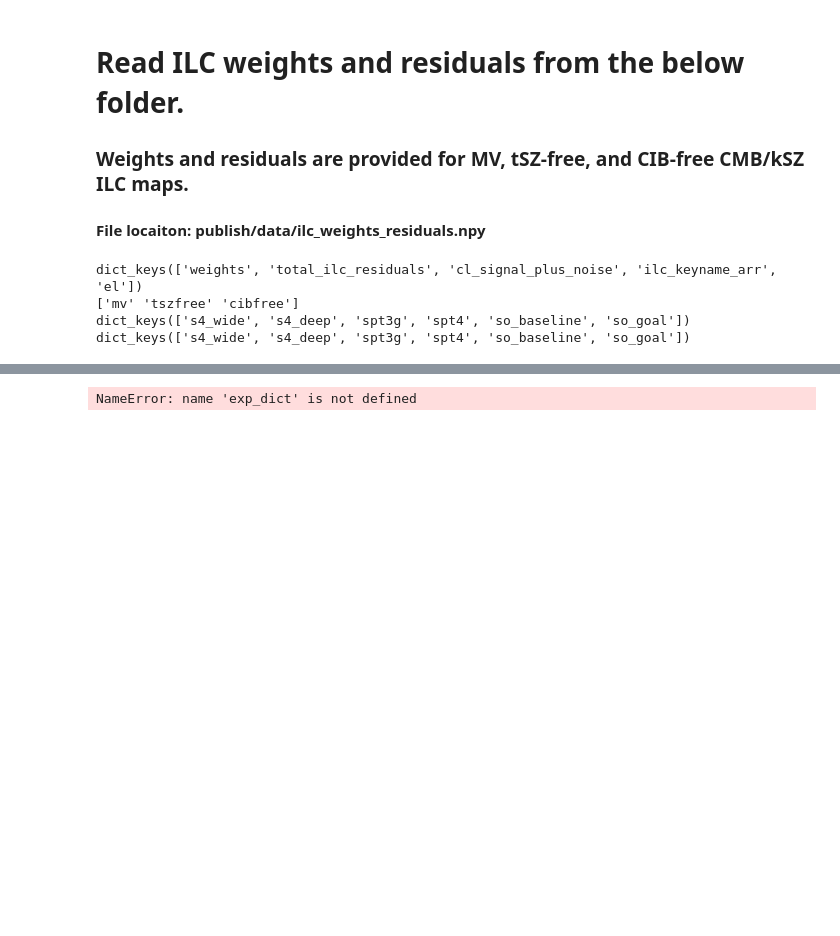
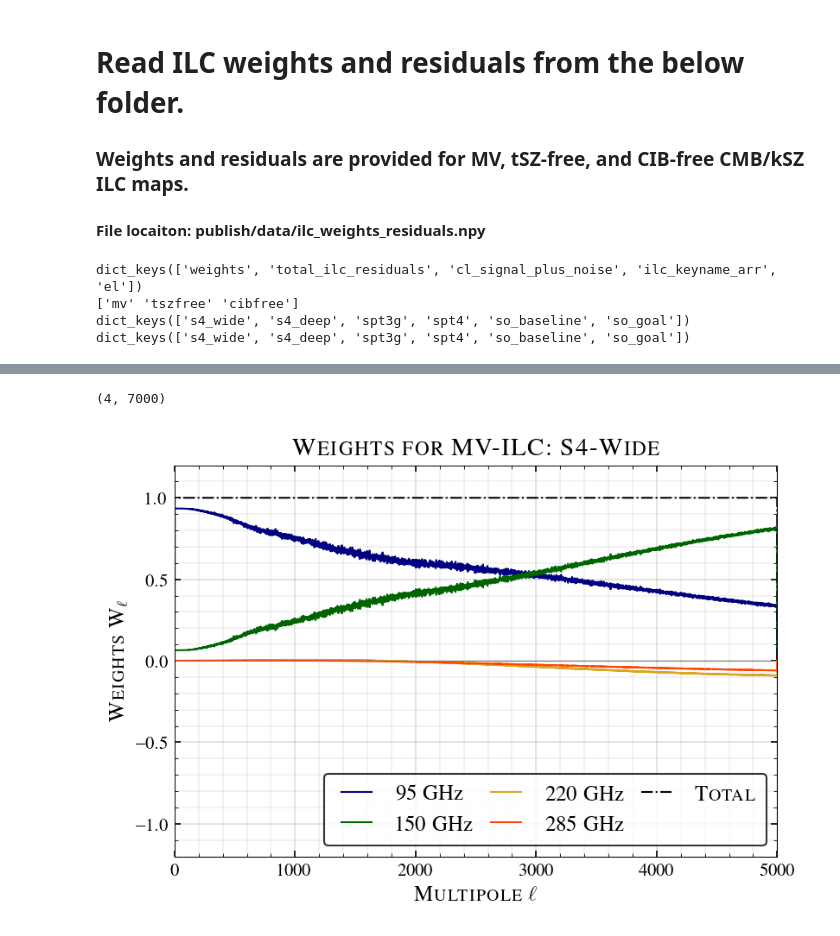
Before and after one commit to sriniraghunathan/cross_ilc_methods_paper, a Jupyter notebook: s1_read_ilc_weights_residuals_and_make_plots.ipynb, the cells around one changed output, grey strips where cells are left out. Drawn from its saved outputs; the diff is of its cells as text; code cells hidden in the pictures; blank space fills up the shorter version.

```diff
--- a/s1_read_ilc_weights_residuals_and_make_plots.ipynb
+++ b/s1_read_ilc_weights_residuals_and_make_plots.ipynb
@@ -132,33 +139,39 @@ print(weights_arr.shape)
 
 #plot weights
 fsval = 12
 ax = subplot(111)
+
 for w, nu in zip(weights_arr, nu_arr):
     plot(els, w, color = band_color_dict[nu], label = r'%s GHz' %(nu))
+
+weights_sum = np.sum(weights_arr, axis = 0)
+plot(els, weights_sum, color = 'black', ls = '-.', label = r'\textsc{Total}')
+axhline(0., lw=0.5, color = 'gray')
 
 #title
 title_str = r'\textsc{Weights for %s-ILC: %s' %(ilc_keyname_dict[reqd_ilc_keyname], exp_specs_dict[reqd_expname][0])
 title(title_str, fontsize = fsval+2)
 
 #legend
-legend(loc = 4, fontsize = fsval-3, ncol = 4)
+legend(loc = 4, fontsize = fsval, ncol = 3, columnspacing=0.5)
 
 #labels
 xlabel(r'\textsc{Multipole $\ell$}', fontsize = fsval)
 ylabel(r'\textsc{Weights W$_{\ell}$', fontsize = fsval)
 
 #limits
 xmin, xmax = 0, 5000.
-ymin, ymax = -2., 2.
+ymin, ymax = -1.2, 1.2
 xlim(xmin, xmax); ylim(ymin, ymax)
 
 #grid
 grid(which = 'major', axis = 'both', lw = 0.1, color = 'black')
 grid(which = 'minor', axis = 'both', lw = 0.05, color = 'black')
 
 #save
 plname = 'plots/ilc_weights_%s_%s.png' %(reqd_ilc_keynme, reqd_expname)
 savefig(plname, dpi = 200.)
 show()
 # %% [output]
-NameError: name 'exp_dict' is not defined
+(4, 7000)
+[figure, added]
```
Also changed, not shown: parts of 1 cell of this notebook, 2 other files.
